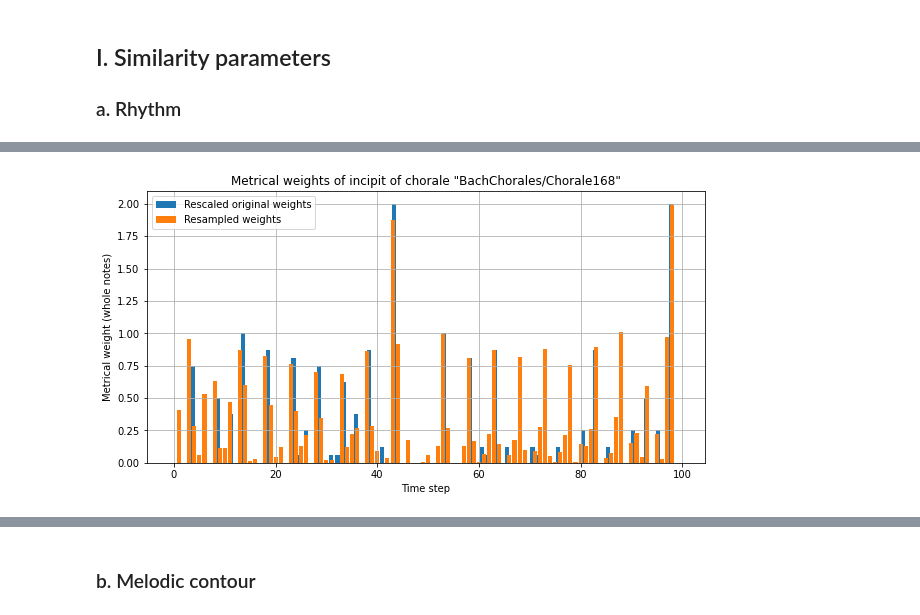
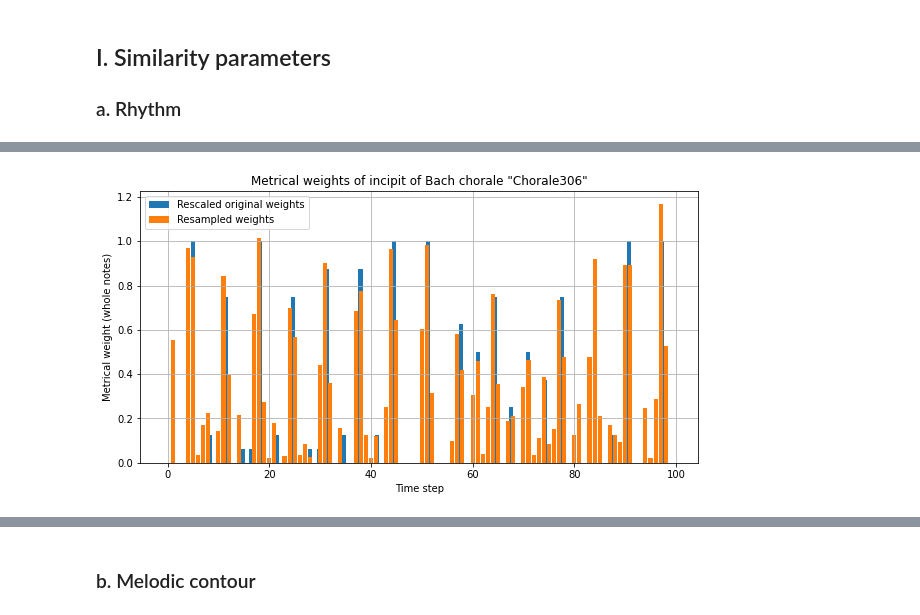
Before and after one commit to mikqs/digital-musicology, a Jupyter notebook: Group_6_A3/Group_6_A3.ipynb, the cells around one changed output, grey strips where cells are left out. Drawn from its saved outputs; the diff is of its cells as text; code cells hidden in the pictures.

```diff
--- a/Group_6_A3/Group_6_A3.ipynb
+++ b/Group_6_A3/Group_6_A3.ipynb
@@ -28,6 +28,12 @@ pd.options.mode.chained_assignment = None
 
 # Import CSV
 chorales_dataset = pd.read_csv('DM 2022 - Assignment 3 [Dataset].csv', converters = {'mn_onset': fractions.Fraction, 'act_dur': fractions.Fraction, 'duration': fractions.Fraction, 'nominal_duration': fractions.Fraction, 'scalar': fractions.Fraction}, index_col = 0, low_memory = False)
+
+# Remove Chorale043 because it is corrupted (it does not open in MuseScore, it does not include a closing fermata, and it has only 1 staff)
+chorales_dataset = chorales_dataset[chorales_dataset['piece'] != 'BachChorales/Chorale043']
+
+# Remove "BachChorales/" from the piece names for better readability
+chorales_dataset['piece'] = chorales_dataset['piece'].str.replace('BachChorales/', '')
 
 ## Add global onset column for easy time series manipulations (in units of whole notes)
 # Sort accordingly
@@ -43,15 +49,8 @@ chorales_dataset['global_onset'] = (chorales_dataset['_cum_dur_uncleaned'] - cho
 # Remove temp coliumns
 chorales_dataset = chorales_dataset.drop(columns = ['_shift_dur','_first_shift','_cum_dur_uncleaned'])
 
-# Convert to chromatic pitch-class (fifths and semitones ordering)
-chorales_dataset['cpc_f'] = chorales_dataset['tpc'].mod(12)
-chorales_dataset['cpc_s'] = chorales_dataset['midi'].mod(12)
-
 # Ignore gracenotes (there is only one)
 chorales_dataset = chorales_dataset[chorales_dataset['gracenote'].isna()].drop(columns = ['gracenote'])
-
-# Remove Chorale043 because it is corrupted (it does not open in MuseScore, it does not include a closing fermata, and it has only 1 staff)
-chorales_dataset = chorales_dataset[chorales_dataset['piece'] != 'BachChorales/Chorale043']
 
 # Get unique piece/staff pairs
 piece_staffs = chorales_dataset.groupby('piece')['staff'].unique().to_dict()
@@ -123,25 +122,25 @@ Wall time: 4.26 s
 # %%
 random_piece = fermata_df['piece'].sample(n=1).item()
 
 last_onset = last_piece_onsets[random_piece]
 sampling_period = minimum_note_durations[random_piece]
 time_steps = np.arange(0, (last_onset+1e-10), sampling_period)
 summed_durations = summed_durations_dict[random_piece].values
 
-# Sample 100 equally spaced weights
 N = 100
 time_steps_resampled = np.arange(0, N, 1)
+# Sample 100 equally spaced weights (set negative weights to 0)
 summed_durations_resampled = [max(res, 0) for res in signal.resample(summed_durations, num=N)]
 
 plt.figure(figsize=(10, 5))
 plt.bar(time_steps*(N-1)/last_piece_onsets[random_piece], summed_durations)
 plt.bar(time_steps_resampled, summed_durations_resampled)
 plt.xlabel('Time step')
 plt.ylabel('Metrical weight (whole notes)')
-plt.title(f'Metrical weights of incipit of chorale "{random_piece}"')
+plt.title(f'Metrical weights of incipit of Bach chorale "{random_piece}"')
 plt.legend(['Rescaled original weights', 'Resampled weights'])
 plt.grid()
 plt.show()
 # %% [output]
-[figure, old version]
+[figure, new version]
 # %%
```
Also changed, not shown: parts of 18 cells of this notebook.
